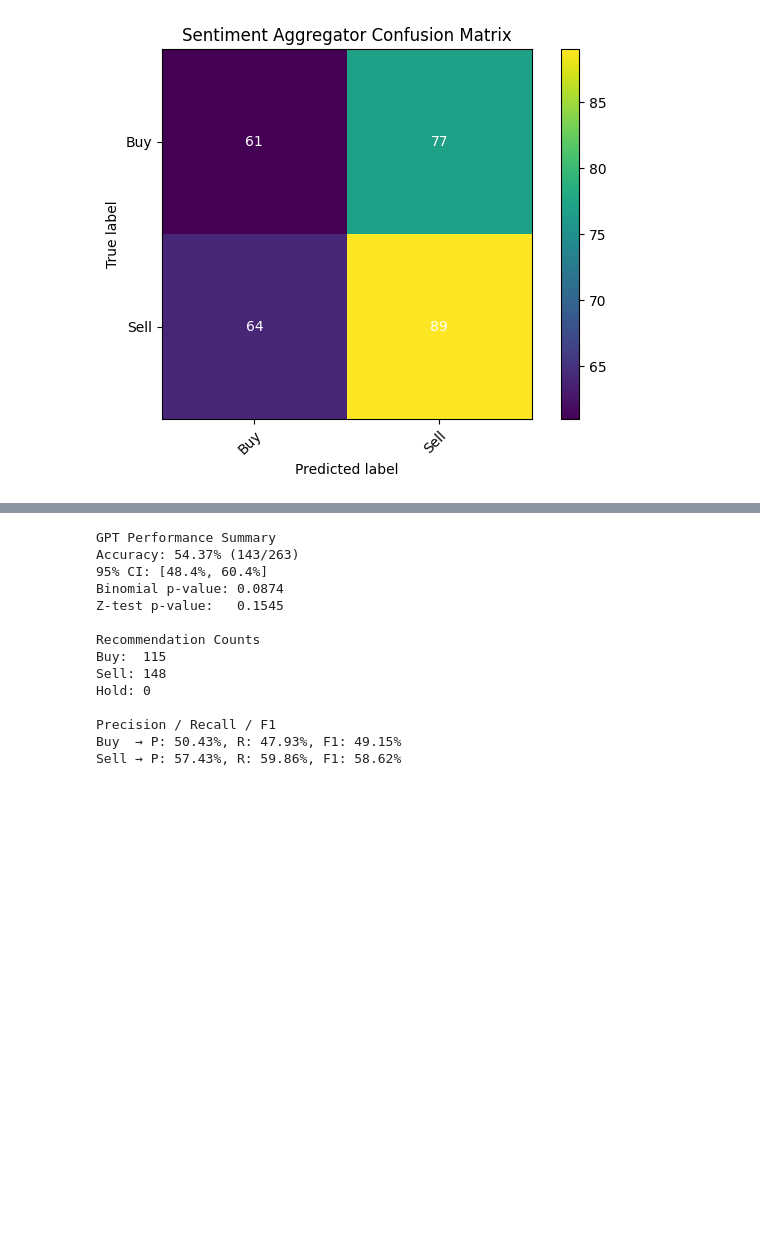
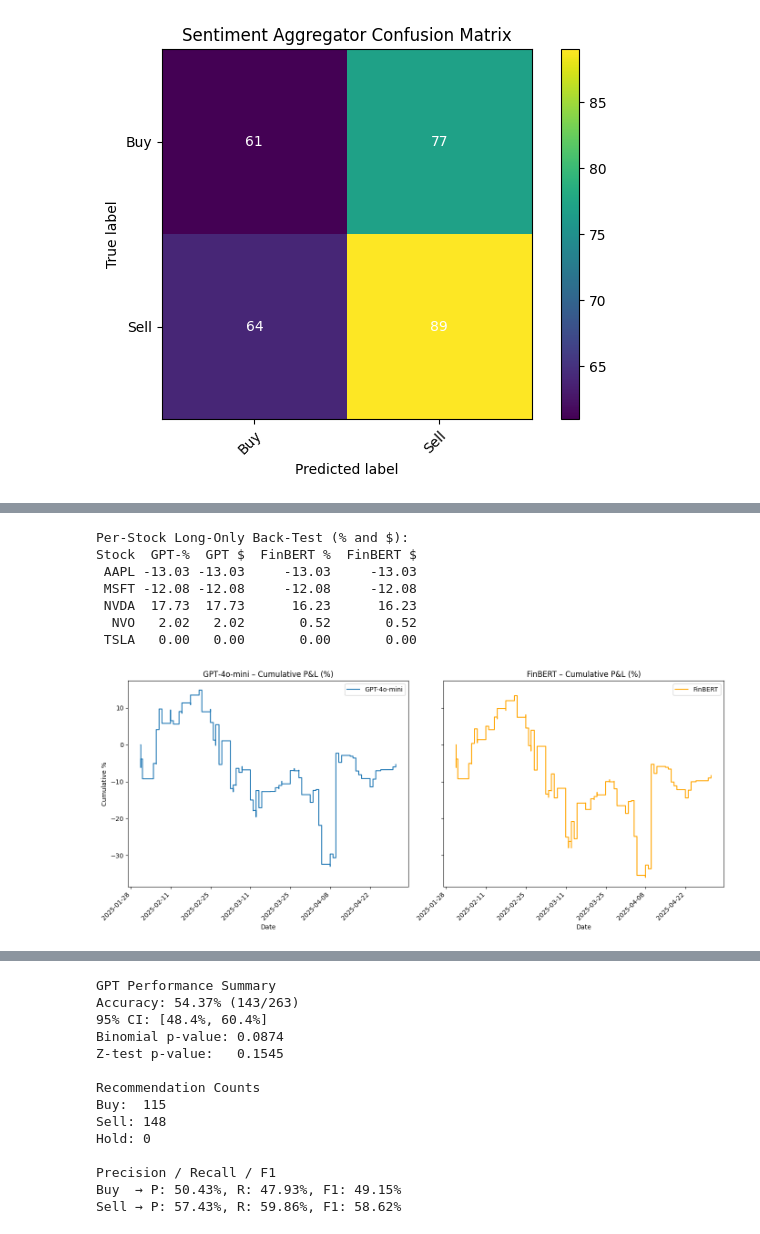
Before and after one commit to BengiNouri/Master-Thesis, a Jupyter notebook: Data Analysis/RecommendationAnalysis.ipynb, the cells around one changed output, grey strips where cells are left out. Saved outputs shown, nothing was run; the diff lists cells and outputs as text; code cells hidden in the pictures; blank space fills up the shorter version.

```diff
--- a/Data Analysis/RecommendationAnalysis.ipynb
+++ b/Data Analysis/RecommendationAnalysis.ipynb
@@ -637,0 +718,80 @@ plot_confusion_matrix(agg_cm, "Sentiment Aggregator Confusion Matrix")
+# %%
+import pandas as pd
+import numpy as np
+import matplotlib.pyplot as plt
+import matplotlib.dates as mdates
+
+# 0. Load your cleaned CSV (update path/filename as needed)
+df = pd.read_csv("model_recommendations_cleaned2.csv", parse_dates=['timestamp'])
+
+# 1. Compute daily return (percentage)
+df['daily_return'] = (df['latest_close'] - df['previous_close']) / df['previous_close']
+
+# 2. Map signals to long‑only (Buy = 1, Sell = 0)
+df['gpt_signal'] = df['gpt_recommendation'].map({'Buy': 1, 'Sell': 0})
+df['agg_signal'] = df['aggregator_recommendation'].map({'Buy': 1, 'Sell': 0})
+
+# 3. P&L in percent and dollars (stake = $100 for each Buy)
+stake = 100
+df['gpt_pnl_pct'] = df['gpt_signal'] * df['daily_return']
+df['agg_pnl_pct'] = df['agg_signal'] * df['daily_return']
+df['gpt_pnl_$']   = df['gpt_pnl_pct'] * stake
+df['agg_pnl_$']   = df['agg_pnl_pct'] * stake
+
+# 4. Per‑stock cumulative results
+summary = []
+for ticker, sub in df.groupby('stock_ticker'):
+    sub = sub.sort_values('timestamp')
+    gpt_pct = sub['gpt_pnl_pct'].cumsum().iloc[-1] * 100
+    agg_pct = sub['agg_pnl_pct'].cumsum().iloc[-1] * 100
+    gpt_dol = sub['gpt_pnl_$'].sum()
+    agg_dol = sub['agg_pnl_$'].sum()
+    summary.append({
+        'Stock': ticker,
+        'GPT‑%': round(gpt_pct, 2),
+        'GPT $': round(gpt_dol, 2),
+        'FinBERT %': round(agg_pct, 2),
+        'FinBERT $': round(agg_dol, 2)
+    })
+results_df = pd.DataFrame(summary).sort_values('Stock')
+
+# 5. Print formatted table
+print("Per‑Stock Long‑Only Back-Test (% and $):")
+print(results_df.to_string(index=False))
+
+# 6. Plot cumulative % curves for both models
+df_sorted = df.sort_values('timestamp')
+df_sorted['gpt_cum_pct'] = df_sorted['gpt_pnl_pct'].cumsum() * 100
+df_sorted['agg_cum_pct'] = df_sorted['agg_pnl_pct'].cumsum() * 100
+
+fig, axes = plt.subplots(1, 2, figsize=(14, 6), sharey=True)
+
+# GPT plot
+axes[0].plot(df_sorted['timestamp'], df_sorted['gpt_cum_pct'], label='GPT-4o-mini')
+axes[0].set_title('GPT‑4o‑mini – Cumulative P&L (%)')
+axes[0].set_xlabel('Date'); axes[0].set_ylabel('Cumulative %')
+axes[0].xaxis.set_major_locator(mdates.WeekdayLocator(interval=2))
+axes[0].xaxis.set_major_formatter(mdates.DateFormatter('%Y-%m-%d'))
+plt.setp(axes[0].get_xticklabels(), rotation=45, ha='right')
+axes[0].legend()
+
+# FinBERT plot
+axes[1].plot(df_sorted['timestamp'], df_sorted['agg_cum_pct'], color='orange', label='FinBERT')
+axes[1].set_title('FinBERT – Cumulative P&L (%)')
+axes[1].set_xlabel('Date')
+axes[1].xaxis.set_major_locator(mdates.WeekdayLocator(interval=2))
+axes[1].xaxis.set_major_formatter(mdates.DateFormatter('%Y-%m-%d'))
+plt.setp(axes[1].get_xticklabels(), rotation=45, ha='right')
+axes[1].legend()
+
+plt.tight_layout()
+plt.show()
+# %% [output]
+Per‑Stock Long‑Only Back-Test (% and $):
+Stock  GPT‑%  GPT $  FinBERT %  FinBERT $
+ AAPL -13.03 -13.03     -13.03     -13.03
+ MSFT -12.08 -12.08     -12.08     -12.08
+ NVDA  17.73  17.73      16.23      16.23
+  NVO   2.02   2.02       0.52       0.52
+ TSLA   0.00   0.00       0.00       0.00
+[figure, added]
```
Also changed, not shown: parts of 6 cells of this notebook.
